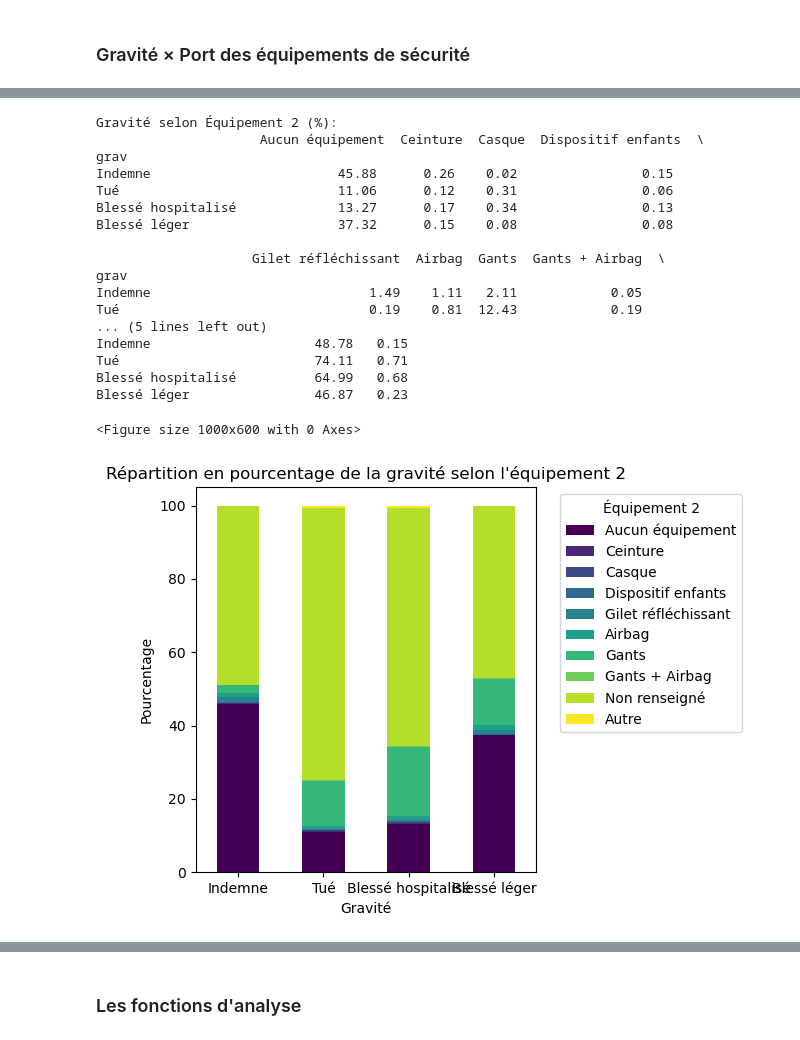
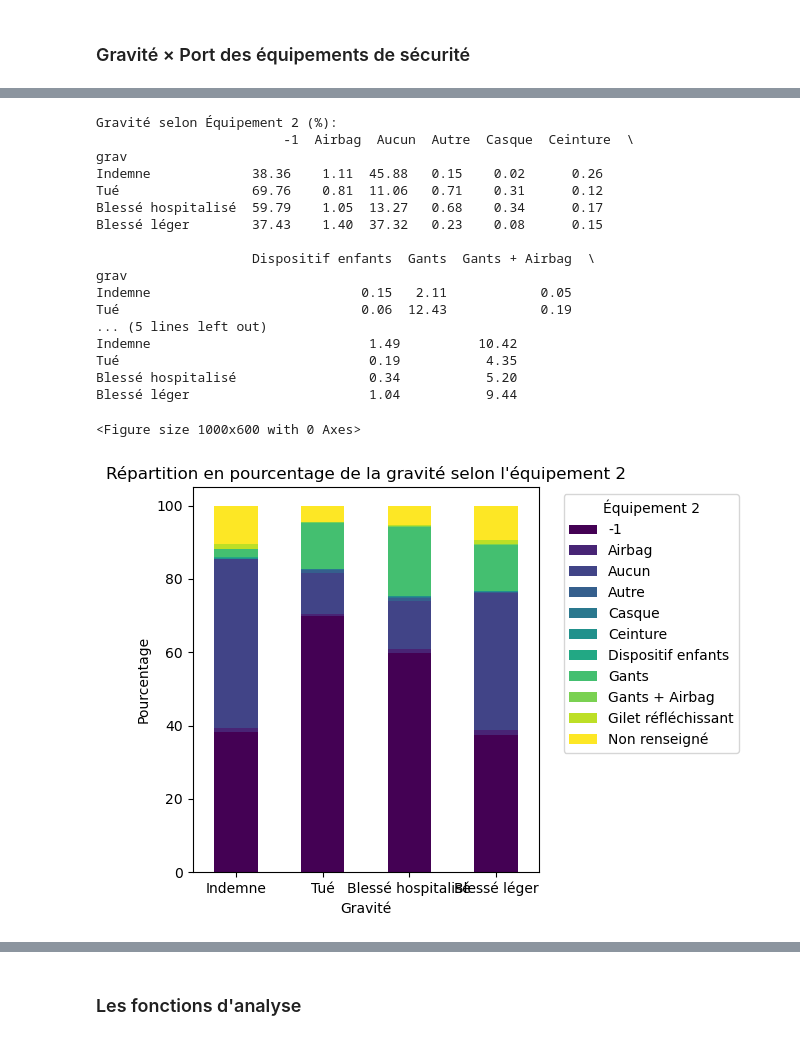
Before and after one commit to Romaric01K/Projet_Tutor-, a Jupyter notebook: Analyse des données.ipynb, the cells around one changed output, grey strips where cells are left out. Cells and saved outputs as stored; diff of their text form; code cells hidden in the pictures.

```diff
--- a/Analyse des données.ipynb
+++ b/Analyse des données.ipynb
@@ -244 +295,19 @@ EDP à moteur          176   27                 230          1267
+# %%
+# Définition des labels de gravité
+labels_grav = {1: "Indemne", 2: "Tué", 3: "Blessé hospitalisé", 4: "Blessé léger"}
+
+# Labels pour les conditions de lumière
+labels_lum = {1: "Plein jour",2: "Crépuscule ou aube",3: "Nuit sans éclairage public",4: "Nuit avec éclairage public non allumé",
+    5: "Nuit avec éclairage public allumé"}
+
+# Labels pour les conditions météo
+labels_atm = {1: "Normale",2: "Pluie légère",3: "Pluie forte",4: "Neige - grêle",5: "Brouillard - fumée",
+    6: "Vent fort - tempête",7: "Temps éblouissant",8: "Temps couvert",9: "Autre"
+}
+
+# Labels pour les équipements de sécurité
+labels_secu = {
+    0: "Aucun équipement",1: "Ceinture",2: "Casque",3: "Dispositif enfants", 4: "Gilet réfléchissant",5: "Airbag",6: "Gants",7: "Gants + Airbag",
+     8: "Non renseigné", 9: "Autre"
+}
 # %%
@@ -618,12 +661,5 @@ Blessé léger                     1.38           4.09   0.49
 # %% [markdown]
 ### Gravité × Port des équipements de sécurité
-# %%
-# Labels pour les équipements de sécurité
-labels_secu = {
-    0: "Aucun équipement",1: "Ceinture",2: "Casque",3: "Dispositif enfants",
-     4: "Gilet réfléchissant",5: "Airbag",6: "Gants",7: "Gants + Airbag",
-     8: "Non renseigné", 9: "Autre"
-}
 # %%
 
 # Création du tableau croisé
@@ -666,39 +702,39 @@ Blessé léger                12.33   0.05
 # %%
 cross_grav_secu2 = pd.crosstab(base_finale['grav'], base_finale['secu2'], normalize='index') * 100
 cross_grav_secu2.index = cross_grav_secu2.index.map(labels_grav)
-cross_grav_secu2.columns = [labels_secu.get(col, f"Inconnu ({col})") for col in cross_grav_secu2.columns]
+cross_grav_secu2.columns = [labels_secu.get(col, f"{col}") for col in cross_grav_secu2.columns]
 
 print("Gravité selon Équipement 2 (%):\n", cross_grav_secu2.round(2))
 
 plt.figure(figsize=(10, 6))
 cross_grav_secu2.plot(kind='bar', stacked=True, colormap='viridis')
 plt.title("Répartition en pourcentage de la gravité selon l'équipement 2")
 plt.xlabel("Gravité")
 plt.ylabel("Pourcentage")
 plt.legend(title="Équipement 2", bbox_to_anchor=(1.05, 1), loc='upper left')
 plt.xticks(rotation=0)
 plt.tight_layout()
 plt.show()
 # %% [output]
 Gravité selon Équipement 2 (%):
-                     Aucun équipement  Ceinture  Casque  Dispositif enfants  \
+                        -1  Airbag  Aucun  Autre  Casque  Ceinture  \
 grav
-Indemne                        45.88      0.26    0.02                0.15
-Tué                            11.06      0.12    0.31                0.06
-Blessé hospitalisé             13.27      0.17    0.34                0.13
-Blessé léger                   37.32      0.15    0.08                0.08
+Indemne             38.36    1.11  45.88   0.15    0.02      0.26
+Tué                 69.76    0.81  11.06   0.71    0.31      0.12
+Blessé hospitalisé  59.79    1.05  13.27   0.68    0.34      0.17
+Blessé léger        37.43    1.40  37.32   0.23    0.08      0.15
 
-                    Gilet réfléchissant  Airbag  Gants  Gants + Airbag  \
+                    Dispositif enfants  Gants  Gants + Airbag  \
 grav
-Indemne                            1.49    1.11   2.11            0.05
-Tué                                0.19    0.81  12.43            0.19
+Indemne                           0.15   2.11            0.05
+Tué                               0.06  12.43            0.19
 ... (5 lines left out)
-Indemne                     48.78   0.15
-Tué                         74.11   0.71
-Blessé hospitalisé          64.99   0.68
-Blessé léger                46.87   0.23
+Indemne                            1.49          10.42
+Tué                                0.19           4.35
+Blessé hospitalisé                 0.34           5.20
+Blessé léger                       1.04           9.44
 <Figure size 1000x600 with 0 Axes>
-[figure, old version]
+[figure, new version]
 # %%
 cross_grav_secu3 = pd.crosstab(base_finale['grav'], base_finale['secu3'], normalize='index') * 100
 cross_grav_secu3.index = cross_grav_secu3.index.map(labels_grav)
```
Also changed, not shown: parts of 22 cells of this notebook, 3 other files.
